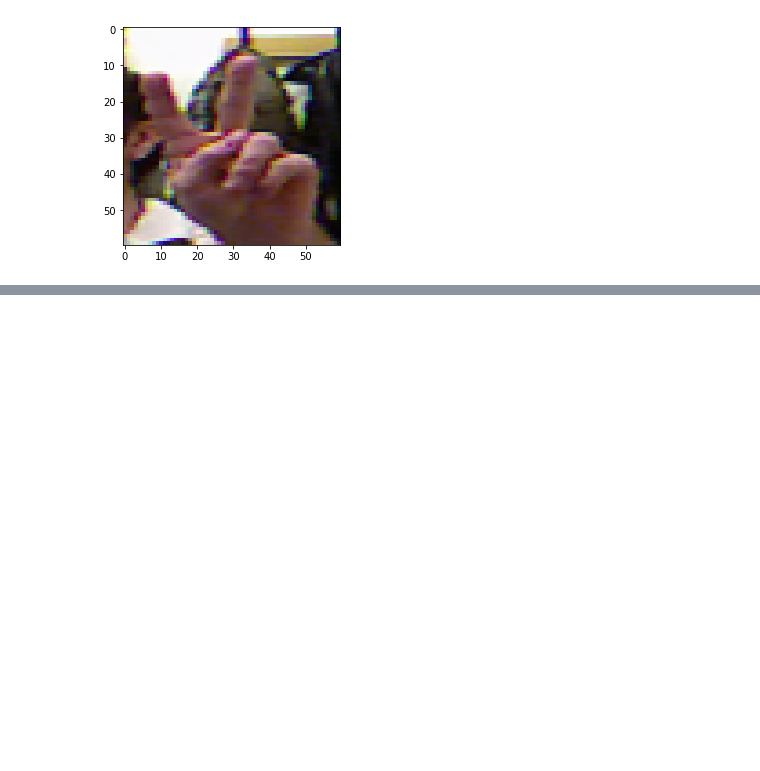
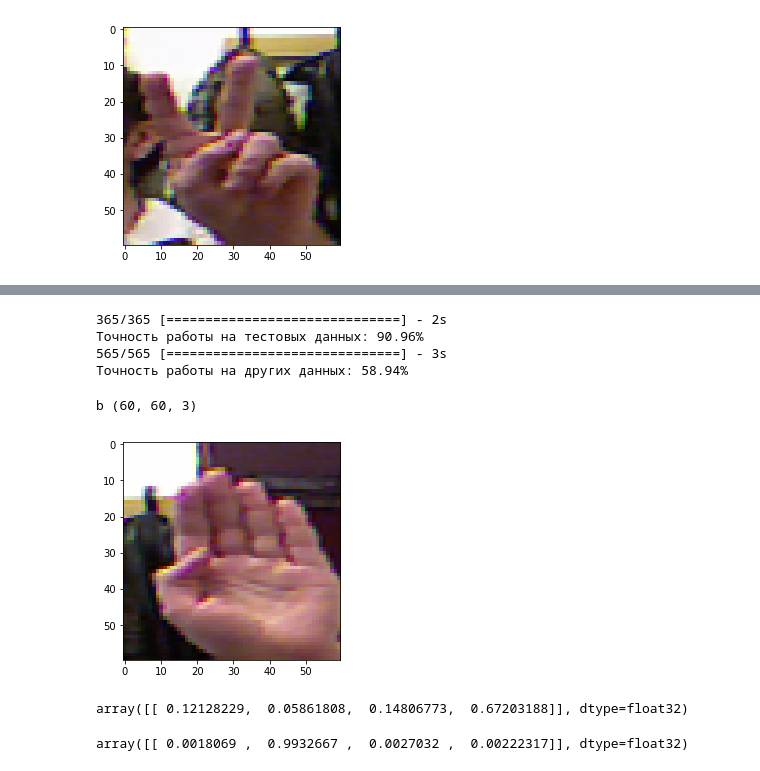
Before and after one commit to TalgatMIPT/sign_language_recognition, a Jupyter notebook: ilya/5_speakers_dataset.ipynb, the cells around one changed output, grey strips where cells are left out. Drawn from its saved outputs; the diff is of its cells as text; code cells hidden in the pictures; blank space fills up the shorter version.

```diff
--- a/ilya/5_speakers_dataset.ipynb
+++ b/ilya/5_speakers_dataset.ipynb
@@ -353,0 +452,26 @@ plt.imshow(X1[2000].reshape((60, 60, 3)))
+# %%
+scores = model.evaluate(X_test, y_cat_test, verbose=True)
+print("Точность работы на тестовых данных: %.2f%%" % (scores[1] * 100))
+
+scores = model.evaluate(X_other, y_cat_other, verbose=True)
+print("Точность работы на других данных: %.2f%%" % (scores[1] * 100))
+# %% [output]
+365/365 [==============================] - 2s
+Точность работы на тестовых данных: 90.96%
+565/565 [==============================] - 3s
+Точность работы на других данных: 58.94%
+# %%
+show_picture(920)
+# %% [output]
+b (60, 60, 3)
+[figure, added]
+# %%
+im_ilya_a = plt.imread('b1.jpg')
+im_ilya_a_resize = resize_picture(im_ilya_a, (size, size, 3))
+model.predict(im_ilya_a_resize.reshape(1, 60, 60, 3))
+# %% [output]
+array([[ 0.12128229,  0.05861808,  0.14806773,  0.67203188]], dtype=float32)
+# %%
+model.predict(X[920].reshape(1, 60, 60, 3))
+# %% [output]
+array([[ 0.0018069 ,  0.9932667 ,  0.0027032 ,  0.00222317]], dtype=float32)
```
Also changed, not shown: parts of 13 cells of this notebook, 2 other files.
